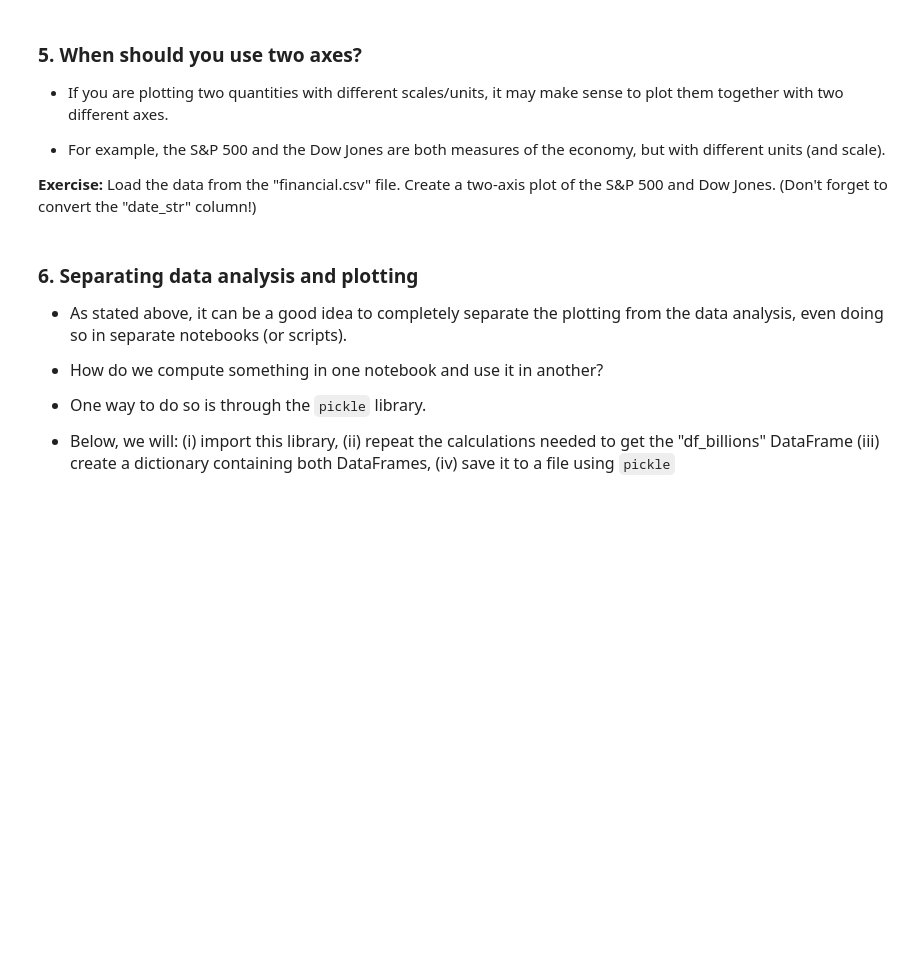
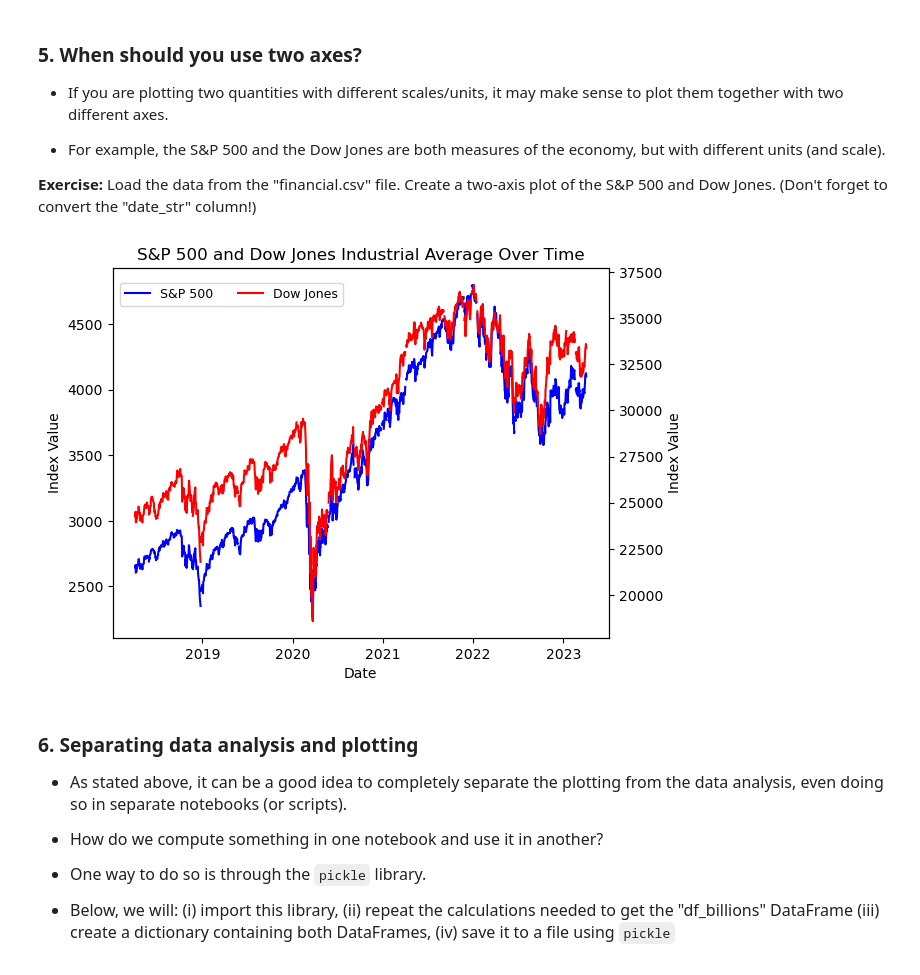
Before and after one commit to awan399/qtm151fall2025, a Jupyter notebook: Lecture_22/complete_lecture_22.ipynb, the cells around one changed output. Cells and saved outputs as stored; diff of their text form; code cells hidden in the pictures; blank space fills up the shorter version.

```diff
--- a/Lecture_22/complete_lecture_22.ipynb
+++ b/Lecture_22/complete_lecture_22.ipynb
@@ -242,3 +241,22 @@ plt.show()
+# %%
+# your code here
+financial = pd.read_csv("data_raw/financial.csv")
+financial["date"] = pd.to_datetime(financial["date_str"])
+
+financial_plot = financial.reset_index()
+fig, ax1 = plt.subplots()
+ax2 = ax1.twinx()
+ax1.plot("date", "sp500", data = financial_plot, color = "b")
+ax2.plot("date", "djia", data = financial_plot, color = "r")
+ax1.set_xlabel("Date")
+ax1.set_ylabel("Index Value")
+ax2.set_ylabel("Index Value")
+legend_labels = ["S&P 500", "Dow Jones"]
+fig.legend(legend_labels, ncol =2, loc = (0.125, .85), fontsize = 9)
+plt.title("S&P 500 and Dow Jones Industrial Average Over Time")
+plt.show()
+# %% [output]
+[figure, added]
 # %% [markdown]
 ### 6. Separating data analysis and plotting
 
```
Also changed, not shown: parts of 8 cells of this notebook, 5 other files.
